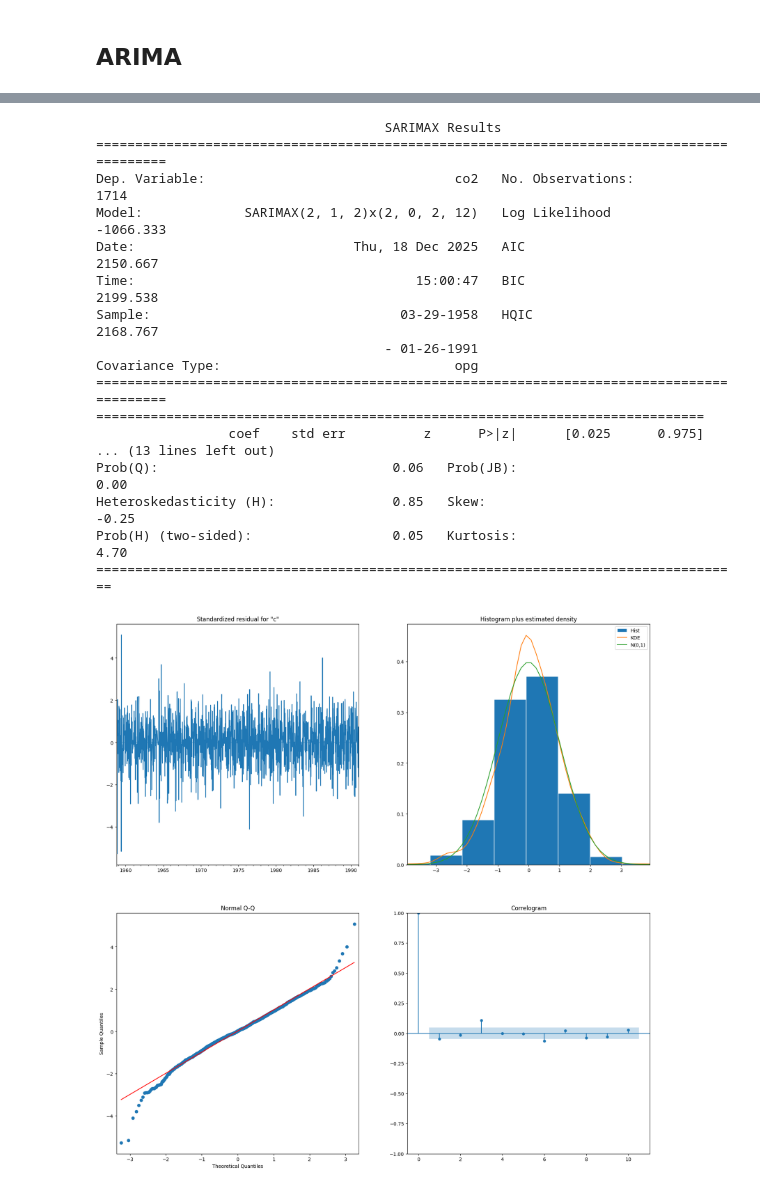
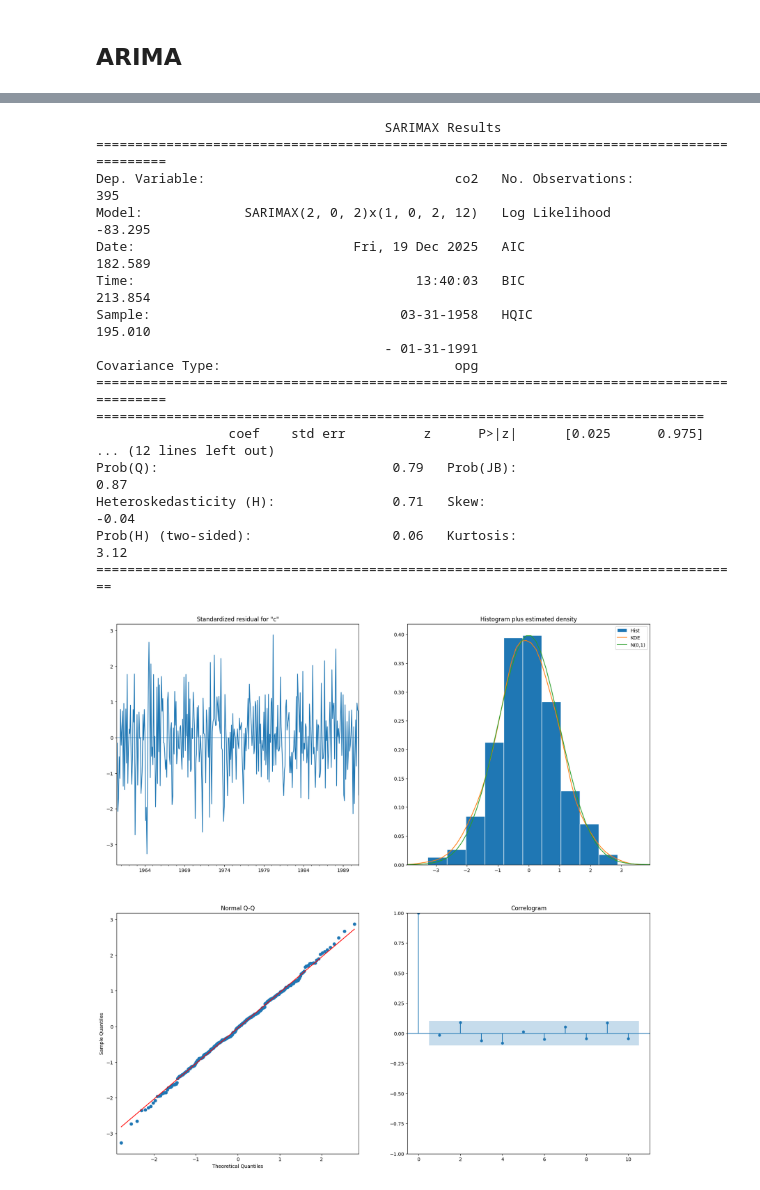
Before and after one commit to Samuels04/University, a Jupyter notebook: 4th Year/IntNeg/Theory/EntregaTeoría2.ipynb, the cells around one changed output, grey strips where cells are left out. Cells and saved outputs as stored; diff of their text form; code cells hidden in the pictures.

```diff
--- a/4th Year/IntNeg/Theory/EntregaTeoría2.ipynb
+++ b/4th Year/IntNeg/Theory/EntregaTeoría2.ipynb
@@ -33,4 +21,5 @@ print(data)
 # %% [markdown]
 ### Imputación de valores perdidos
 # %%
-y = data.interpolate(method='spline', order=1)
+data = data.interpolate(method='spline', order=1)
+data
@@ -40,12 +43,13 @@ y = data.interpolate(method='spline', order=1)
 fig, (ax1, ax2) = plt.subplots(nrows=1, ncols=2, figsize=(15, 5))
 
 # Observamos antes del remuestreo...
-ax1.plot(y)
+ax1.plot(data)
 ax1.set_title(label="Antes del remuestreo")
 
-
 #... y después
-y_r = y.resample('ME').mean()
-ax2.plot(y_r)
+y = data['co2'].resample('M').mean()
+ax2.plot(y)
 ax2.set_title(label="Después del remuestreo")
+print(y)
+type(y)
 # %% [output]
@@ -65,7 +81,7 @@ plt.show()
 ## ARIMA
 # %%
 
-y_train = y[:'1991-01-29']
+y_train = y[:'1991-01-31']
 p = d = q = range(0, 3)
 pdq = list(itertools.product(p, d, q))
 seasonal_pdq = [(x[0], x[1], x[2], 12)
@@ -108,32 +124,32 @@ Mejor ARIMA(2, 1, 2)x(2, 0, 2, 12)12 - AIC:2150.666885700057
 # %%
 # Ajuste del modelo
 mod = sm.tsa.statespace.SARIMAX(y_train,
                                 order=mejores_parametros[0],
                                 seasonal_order=mejores_parametros[1],
                                 enforce_invertibility=False,
 								enforce_stationarity=False)
-results = mod.fit(maxiter=200)
+results = mod.fit()
 print(results.summary().tables[0])
 print(results.summary().tables[1])
 print(results.summary().tables[2])
 results.plot_diagnostics(figsize=(20, 20))
 plt.show()
 # %% [output]
                                      SARIMAX Results
 ==========================================================================================
-Dep. Variable:                                co2   No. Observations:                 1714
-Model:             SARIMAX(2, 1, 2)x(2, 0, 2, 12)   Log Likelihood               -1066.333
-Date:                            Thu, 18 Dec 2025   AIC                           2150.667
-Time:                                    15:00:47   BIC                           2199.538
-Sample:                                03-29-1958   HQIC                          2168.767
-                                     - 01-26-1991
+Dep. Variable:                                co2   No. Observations:                  395
+Model:             SARIMAX(2, 0, 2)x(1, 0, 2, 12)   Log Likelihood                 -83.295
+Date:                            Fri, 19 Dec 2025   AIC                            182.589
+Time:                                    13:40:03   BIC                            213.854
+Sample:                                03-31-1958   HQIC                           195.010
+                                     - 01-31-1991
 Covariance Type:                              opg
 ==========================================================================================
 ==============================================================================
                  coef    std err          z      P>|z|      [0.025      0.975]
-... (13 lines left out)
-Prob(Q):                              0.06   Prob(JB):                         0.00
-Heteroskedasticity (H):               0.85   Skew:                            -0.25
-Prob(H) (two-sided):                  0.05   Kurtosis:                         4.70
+... (12 lines left out)
+Prob(Q):                              0.79   Prob(JB):                         0.87
+Heteroskedasticity (H):               0.71   Skew:                            -0.04
+Prob(H) (two-sided):                  0.06   Kurtosis:                         3.12
 ===================================================================================
-[figure, old version]
+[figure, new version]
```
Also changed, not shown: parts of 11 cells of this notebook.
